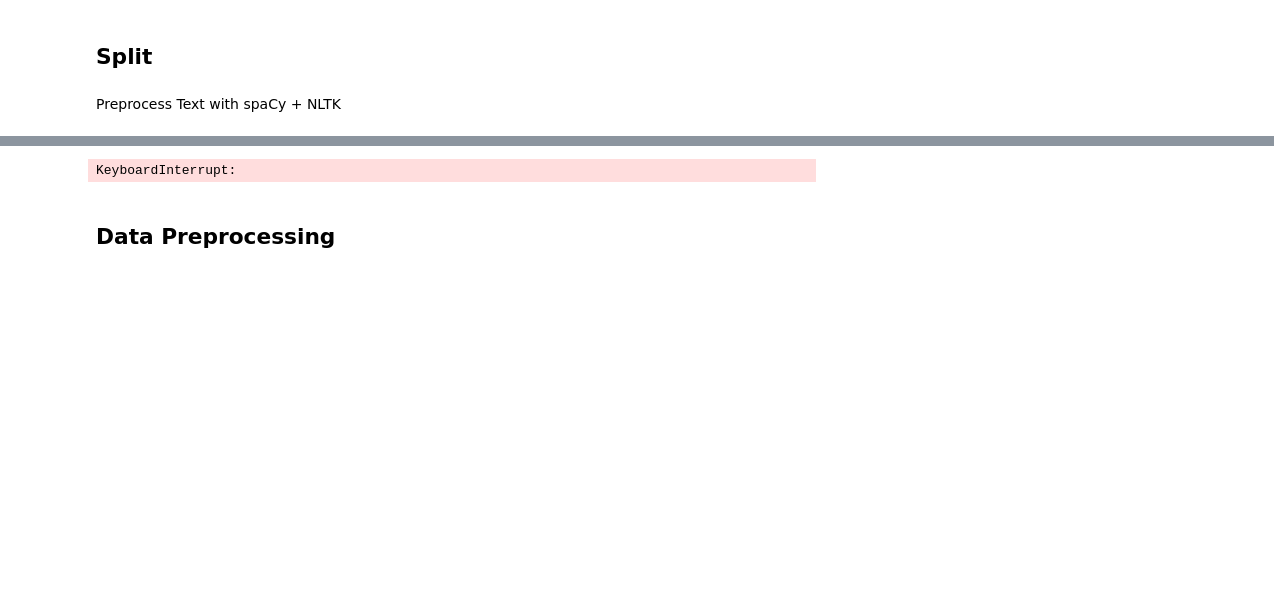
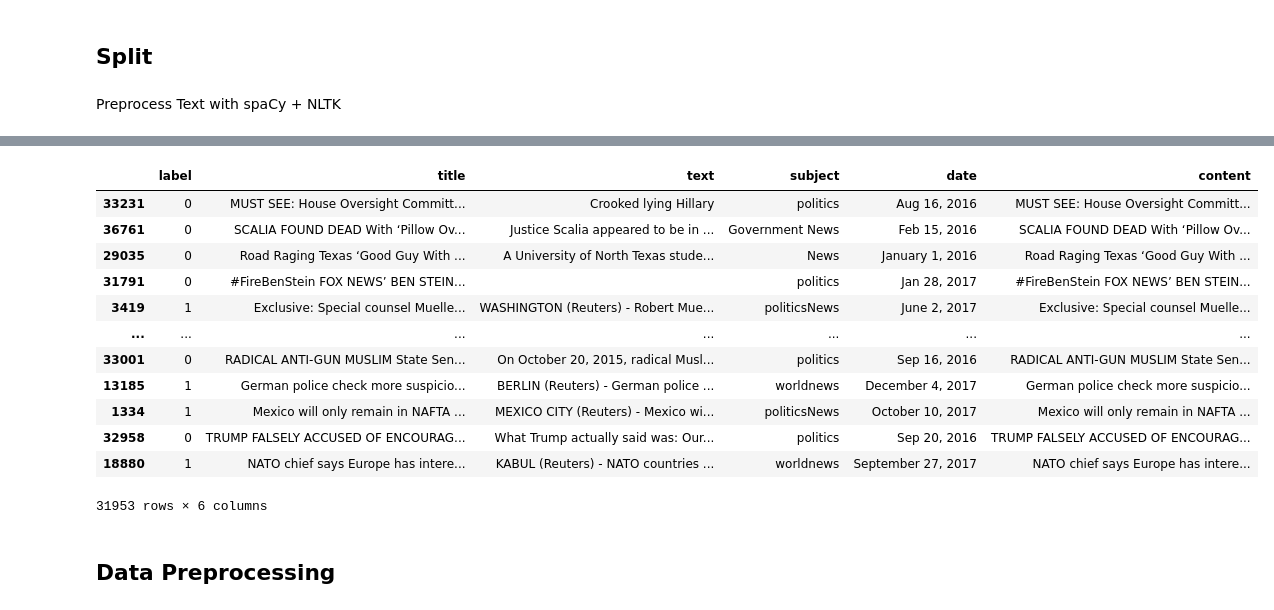
Before and after one commit to happyemanaloto/Project3_Group1, a Jupyter notebook: main_rev3.ipynb, the cells around one changed output, grey strips where cells are left out. Saved outputs shown, nothing was run; the diff lists cells and outputs as text; code cells hidden in the pictures; blank space fills up the shorter version.

```diff
--- a/main_rev3.ipynb
+++ b/main_rev3.ipynb
@@ -69,6 +103,6 @@ OUTPUT_PATH = 'dataset/predicted_validation_data_from_rev2.csv'
 # %%
 ## Read training data
-df = pd.read_csv(r"dataset\data.csv")
+df = pd.read_csv(r"data.csv")
 # Reduce the training set to speed up development.
 print(df.head())
 print(df['label'].value_counts())
@@ -151,0 +226,18 @@ order to load all the package's dependencies. You can do this by selecting the
+# %%
+train_df['content'] = train_df['title'].fillna('') + " " + train_df['text'].fillna('')
+test_df['content'] = test_df['title'].fillna('') + " " + test_df['text'].fillna('')
+train_df
+# %% [output]
+|  | label | title | text | subject | date | content |
+| 33231 | 0 | MUST SEE: House Oversight Committ... | Crooked lying Hillary | politics | Aug 16, 2016 | MUST SEE: House Oversight Committ... |
+| 36761 | 0 | SCALIA FOUND DEAD With ‘Pillow Ov... | Justice Scalia appeared to be in ... | Government News | Feb 15, 2016 | SCALIA FOUND DEAD With ‘Pillow Ov... |
+| 29035 | 0 | Road Raging Texas ‘Good Guy With ... | A University of North Texas stude... | News | January 1, 2016 | Road Raging Texas ‘Good Guy With ... |
+| 31791 | 0 | #FireBenStein FOX NEWS’ BEN STEIN... |  | politics | Jan 28, 2017 | #FireBenStein FOX NEWS’ BEN STEIN... |
+| 3419 | 1 | Exclusive: Special counsel Muelle... | WASHINGTON (Reuters) - Robert Mue... | politicsNews | June 2, 2017 | Exclusive: Special counsel Muelle... |
+| ... | ... | ... | ... | ... | ... | ... |
+| 33001 | 0 | RADICAL ANTI-GUN MUSLIM State Sen... | On October 20, 2015, radical Musl... | politics | Sep 16, 2016 | RADICAL ANTI-GUN MUSLIM State Sen... |
+| 13185 | 1 | German police check more suspicio... | BERLIN (Reuters) - German police ... | worldnews | December 4, 2017 | German police check more suspicio... |
+| 1334 | 1 | Mexico will only remain in NAFTA ... | MEXICO CITY (Reuters) - Mexico wi... | politicsNews | October 10, 2017 | Mexico will only remain in NAFTA ... |
+| 32958 | 0 | TRUMP FALSELY ACCUSED OF ENCOURAG... | What Trump actually said was: Our... | politics | Sep 20, 2016 | TRUMP FALSELY ACCUSED OF ENCOURAG... |
+| 18880 | 1 | NATO chief says Europe has intere... | KABUL (Reuters) - NATO countries ... | worldnews | September 27, 2017 | NATO chief says Europe has intere... |
+31953 rows × 6 columns
@@ -152,12 +247,10 @@ order to load all the package's dependencies. You can do this by selecting the
 # %%
-# Combine and clean
-train_df['content'] = train_df['title'] + " " + train_df['text']
-test_df['content'] = test_df['title'] + " " + test_df['text']
+# # Combine and clean
+# train_df['content'] = train_df['title'] + " " + train_df['text']
+# test_df['content'] = test_df['title'] + " " + test_df['text']
 
-train_df['clean_content'] = train_df['content'].apply(preprocess_text)
-test_df['clean_content'] = test_df['content'].apply(preprocess_text)
+# train_df['clean_content'] = train_df['content'].apply(preprocess_text)
+# test_df['clean_content'] = test_df['content'].apply(preprocess_text)
-# %% [output]
-KeyboardInterrupt:
 # %%
 from sklearn.feature_extraction.text import TfidfVectorizer
 
```
Also changed, not shown: parts of 38 cells of this notebook.
